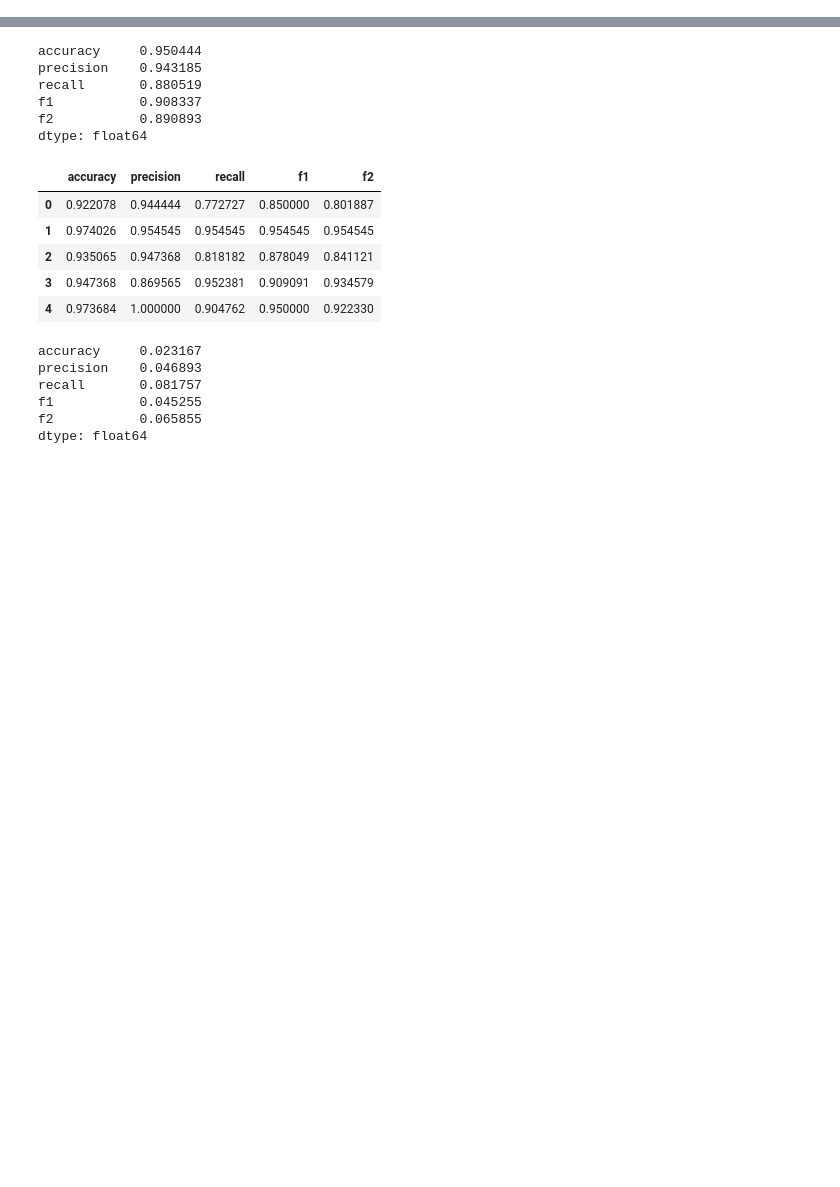
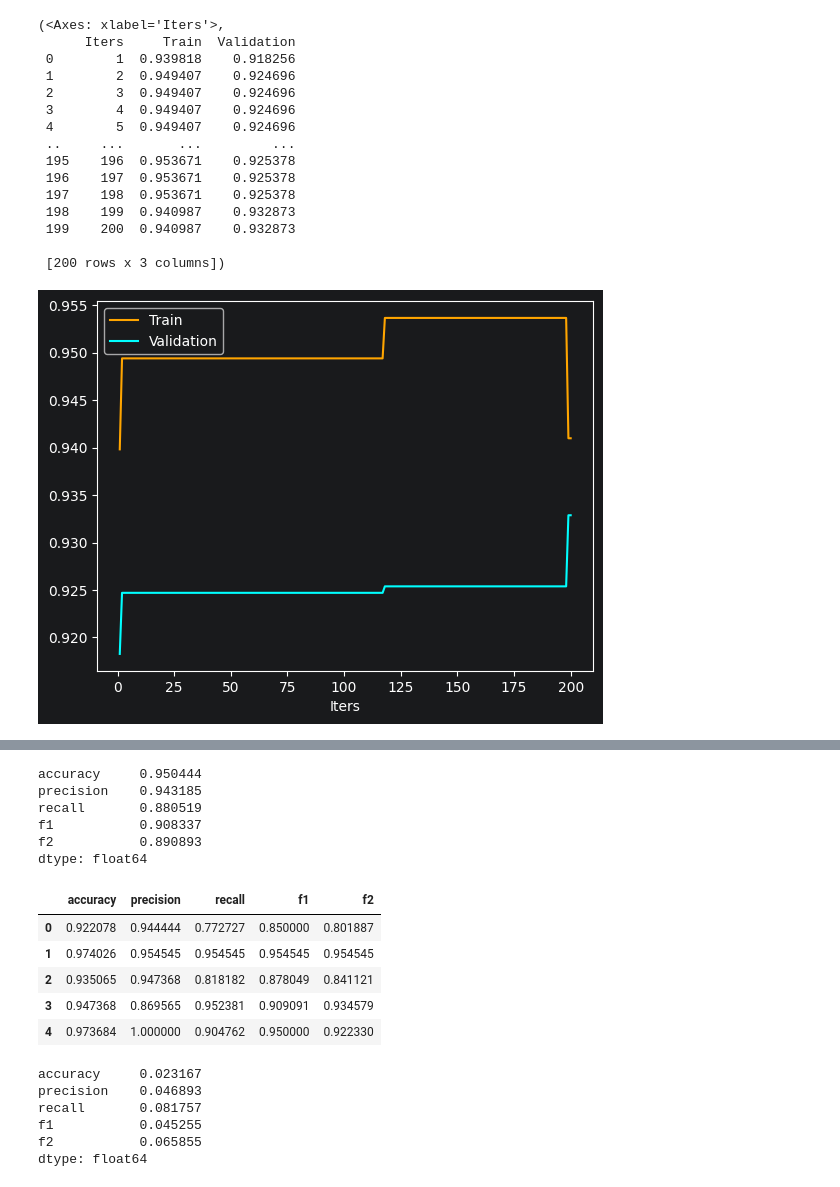
Before and after one commit to QY-Ver0/ELM-for-thyroid, a Jupyter notebook: Optimisation.ipynb, the cells around one changed output, grey strips where cells are left out. Drawn from its saved outputs; the diff is of its cells as text; code cells hidden in the pictures; blank space fills up the shorter version.

```diff
--- a/Optimisation.ipynb
+++ b/Optimisation.ipynb
@@ -53,0 +152,21 @@ abc.set_verbose(True)
+# %%
+avg_fold_df = full_df_seed.groupby(['Fold','Iters'], as_index=False).mean()
+avg_df = avg_fold_df.groupby(['Iters'], as_index=False).mean().drop(['Seed'], axis=1)
+train_test_graph(avg_df['Train'].to_numpy(), avg_df['Validation'].to_numpy())
+# %% [output]
+(<Axes: xlabel='Iters'>,
+      Iters     Train  Validation
+ 0        1  0.939818    0.918256
+ 1        2  0.949407    0.924696
+ 2        3  0.949407    0.924696
+ 3        4  0.949407    0.924696
+ 4        5  0.949407    0.924696
+ ..     ...       ...         ...
+ 195    196  0.953671    0.925378
+ 196    197  0.953671    0.925378
+ 197    198  0.953671    0.925378
+ 198    199  0.940987    0.932873
+ 199    200  0.940987    0.932873
+
+ [200 rows x 3 columns])
+[figure, added]
```
Also changed, not shown: parts of 30 cells of this notebook.
